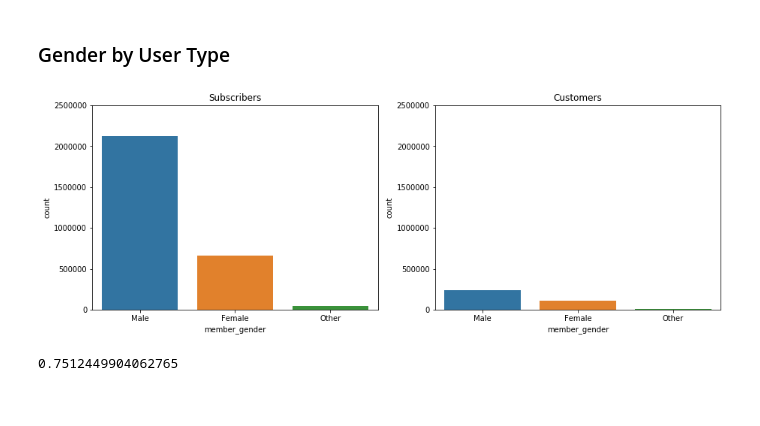
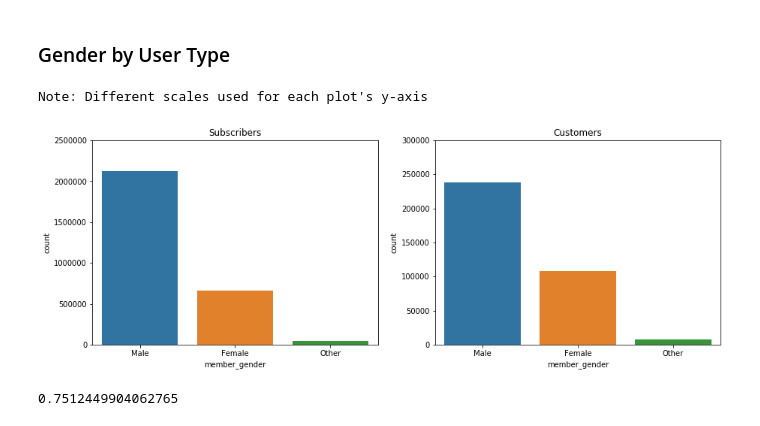
Before and after one commit to mga321/ford_gobike, a Jupyter notebook: ford-go-bike-exploratory-analysis.ipynb, the cells around one changed output. Drawn from its saved outputs; the diff is of its cells as text; code cells hidden in the pictures.

Commit message:
Final corrections and formatting to markdown cell notes

```diff
--- a/ford-go-bike-exploratory-analysis.ipynb
+++ b/ford-go-bike-exploratory-analysis.ipynb
@@ -679,19 +679,23 @@ plt.ylim((0,170000));
 # %%
 plt.figure(figsize = [15, 5]) # larger figure size for subplots
 
 # Subscriber plot
 plt.subplot(1, 2, 1) # 1 row, 2 cols, subplot 1
 sns.countplot(data = df_filtered_subscriber, x = 'member_gender');
 plt.title('Subscribers')
 plt.ylim(0,2500000);
 
 # Customer plot
 plt.subplot(1, 2, 2) # 1 row, 2 cols, subplot 2
 sns.countplot(data = df_filtered_customer, x = 'member_gender');
 plt.title('Customers')
-plt.ylim(0,2500000);
+plt.ylim(0,300000);
+
+print()
+print("Note: Different scales used for each plot's y-axis")
 # %% [output]
+Note: Different scales used for each plot's y-axis
-[figure, old version]
+[figure, new version]
 # %%
 # Percentage of male subscribers
 len(df_filtered_subscriber.query('member_gender == "Male"'))/len(df_filtered_subscriber)
```
Also changed, not shown: parts of 9 cells of this notebook.
